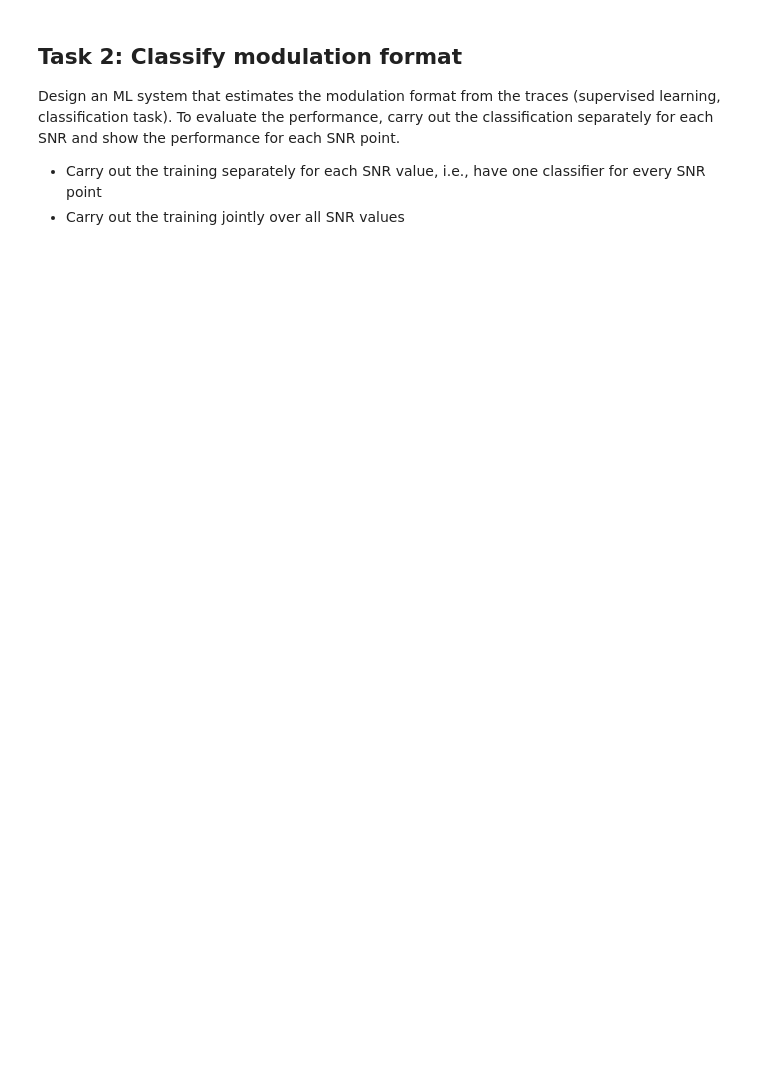
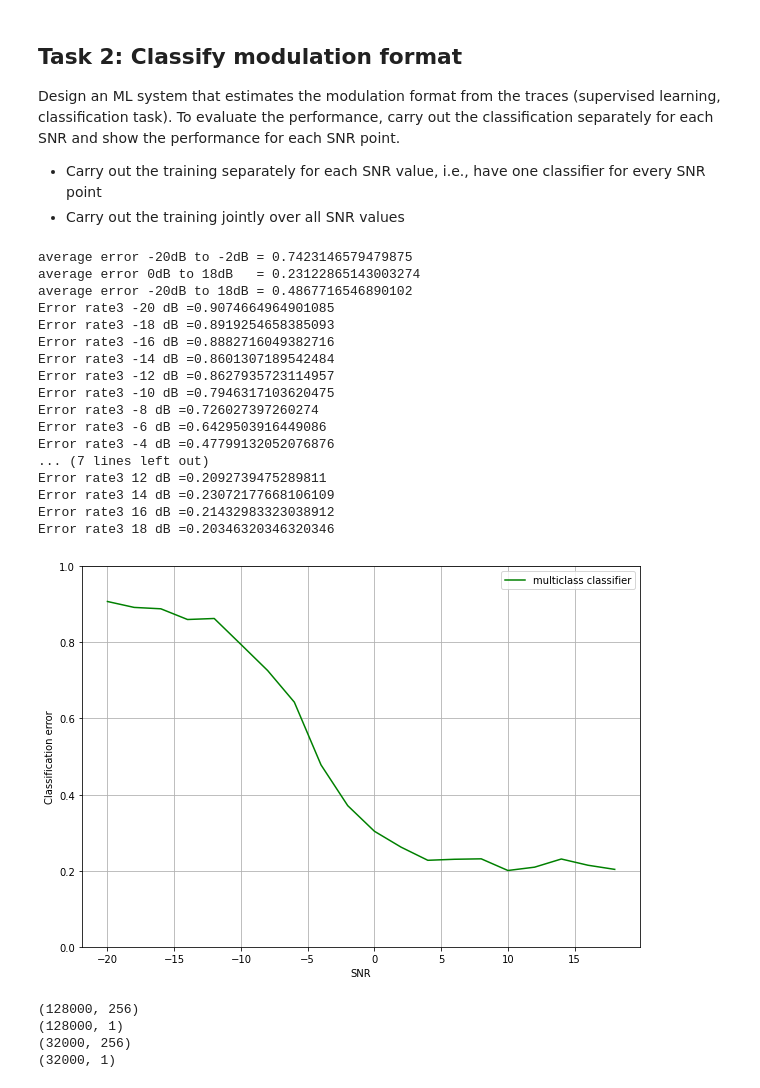
Before and after one commit to aravsi77/modulation_classification, a Jupyter notebook: Modulation_classification_v3.ipynb, the cells around one changed output. Saved outputs shown, nothing was run; the diff lists cells and outputs as text; code cells hidden in the pictures; blank space fills up the shorter version.

```diff
--- a/Modulation_classification_v3.ipynb
+++ b/Modulation_classification_v3.ipynb
@@ -297,0 +395,67 @@ Design an ML system that estimates the modulation format from the traces (superv
+# %%
+#evaluate and make a plot
+
+Error_rates3 = np.zeros(len(SNR_range))  #error rates for model 2
+
+#evaluate the model
+#model_conv1D_3 = keras.models.load_model('/content/drive/My Drive/Colab Notebooks/Modulation_Classification/my_third_model_2nd_run.h5')
+#loop for every SNR
+for idx,value in enumerate(SNR_range):
+    #assign index according to its SNR
+    ids_valid = [i for (i,val) in enumerate(SNR_valid) if np.abs(val-value) < 0.01]
+
+    X_valid_SNR = X_valid_task2[ids_valid,:]
+    Y_valid_SNR = Y_valid_task2[ids_valid,:]
+
+    #make a prediction
+    Y_pred = model_conv1D_3.predict(X_valid_SNR)
+    Y_pred = np.argmax(Y_pred,axis=1)
+    Y_pred = Y_pred.reshape(-1,1)
+    Error_rates3[idx]=CER(Y_pred,Y_valid_SNR)
+
+#Plot the classification error for each SNR value
+print("average error -20dB to -2dB = "+str(np.mean(Error_rates3[0:10])))
+print("average error 0dB to 18dB   = "+str(np.mean(Error_rates3[10:])))
+print("average error -20dB to 18dB = "+str(np.mean(Error_rates3)))
+
+for i,val in enumerate(SNR_range):
+  print("Error rate3 "+str(val)+" dB ="+str(Error_rates3[i]))
+
+#plot a figure
+plt.figure(figsize=(10,7))
+plt.plot(SNR_range, Error_rates3,'g',label="multiclass classifier")
+plt.legend()
+plt.ylim([0, 1])
+plt.xlabel('SNR')
+plt.ylabel('Classification error')
+plt.grid(which='both')
+plt.show()
+# %% [output]
+average error -20dB to -2dB = 0.7423146579479875
+average error 0dB to 18dB   = 0.23122865143003274
+average error -20dB to 18dB = 0.4867716546890102
+Error rate3 -20 dB =0.9074664964901085
+Error rate3 -18 dB =0.8919254658385093
+Error rate3 -16 dB =0.8882716049382716
+Error rate3 -14 dB =0.8601307189542484
+Error rate3 -12 dB =0.8627935723114957
+Error rate3 -10 dB =0.7946317103620475
+Error rate3 -8 dB =0.726027397260274
+Error rate3 -6 dB =0.6429503916449086
+Error rate3 -4 dB =0.47799132052076876
+... (7 lines left out)
+Error rate3 12 dB =0.2092739475289811
+Error rate3 14 dB =0.23072177668106109
+Error rate3 16 dB =0.21432983323038912
+Error rate3 18 dB =0.20346320346320346
+[figure, added]
+# %%
+print(X_train_task2.reshape(-1,256).shape)
+print(Y_train_task2.shape)
+print(X_valid_task2.reshape(-1,256).shape)
+print(Y_valid_task2.shape)
+# %% [output]
+(128000, 256)
+(128000, 1)
+(32000, 256)
+(32000, 1)
```
Also changed, not shown: parts of 20 cells of this notebook.
